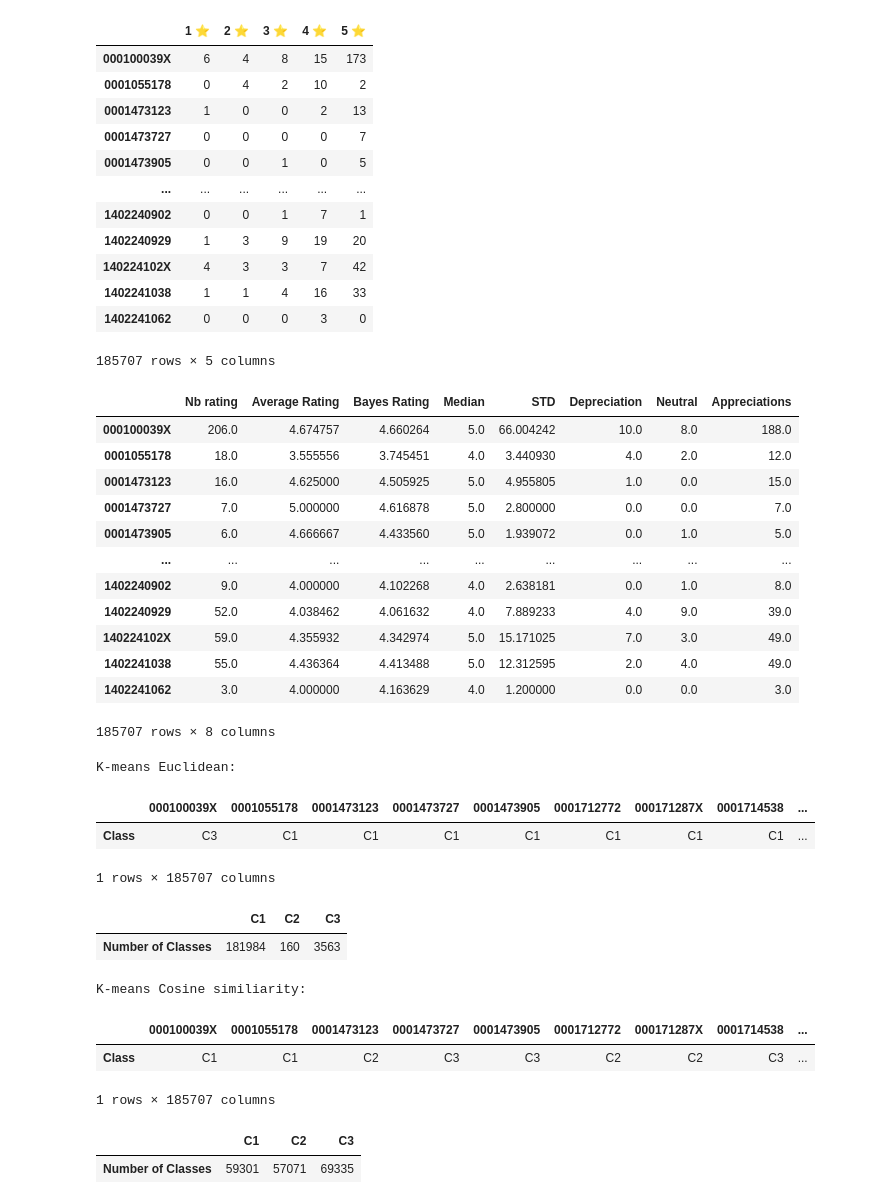
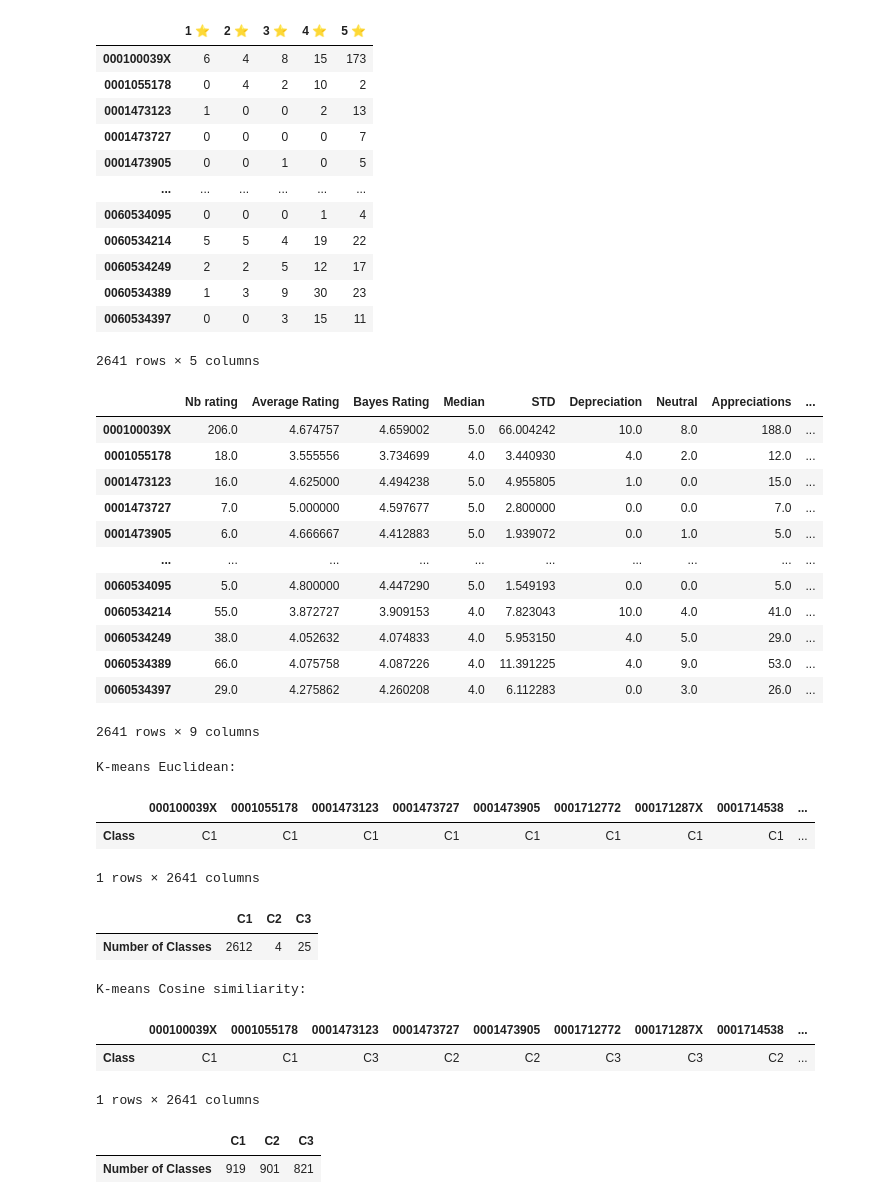
Before and after one commit to darhal/IFT799-DataScience, a Jupyter notebook: Lab2/tp2.ipynb, the cells around one changed output. Saved outputs shown, nothing was run; the diff lists cells and outputs as text; code cells hidden in the pictures.

```diff
--- a/Lab2/tp2.ipynb
+++ b/Lab2/tp2.ipynb
@@ -5,6 +5,8 @@ import base64
 from datetime import datetime
 import pandas as pd
 import numpy as np
+import scipy as sp
+import sklearn as sk
 from sklearn import preprocessing
 from sklearn.cluster import KMeans
 from sklearn.decomposition import PCA
@@ -24,11 +26,11 @@ booksAsin = []
 colorsList = ["red", "orange", "green"]
 colors = ListedColormap(colorsList)
 chunks = pd.read_json(
-    '../Dataset/Books.json', lines=True, chunksize=500000,
+    '../Dataset/Books.json', lines=True, chunksize=100000, #500000
     typ="frame", orient="records", dtype={"asin": str, "overall": int, "unixReviewTime": int}
 )
 
-nbChunks = 10 # <= 0 to load all chunks, positive integer to load specific number of chunks
+nbChunks = 1 # <= 0 to load all chunks, positive integer to load specific number of chunks
 for chunk in chunks:
     for _, item in chunk.iterrows():
         asin = item["asin"]
@@ -64,56 +66,58 @@ def getBookStats(scoreMatrix):
     stdRatings = np.std(scoreMatrix, axis=1)
     confidenceNumber = np.quantile(nbRating, BAYES_QUARTILE_OPT)
     arithAverage = np.mean(avgRatings)
     bayesAvgRatings = (nbRating * avgRatings + arithAverage * confidenceNumber) / (nbRating + confidenceNumber)
     nbNonAppreciate = scoreMatrix[:,0]+scoreMatrix[:,1]
     nbNeutral = scoreMatrix[:,2]
     nbAppreciate = scoreMatrix[:,3]+scoreMatrix[:,4]
+    realClass = np.argmax(np.column_stack((nbNonAppreciate, nbNeutral, nbAppreciate)), axis=1).astype(int)
     return pd.DataFrame(
-        data=np.column_stack((nbRating, avgRatings, bayesAvgRatings, medianMat, stdRatings, nbNonAppreciate, nbNeutral, nbAppreciate)),
+        data=np.column_stack((nbRating, avgRatings, bayesAvgRatings, medianMat, stdRatings, nbNonAppreciate, nbNeutral, nbAppreciate, realClass)),
         index=booksAsin,
-        columns=["Nb rating", "Average Rating", "Bayes Rating", "Median", "STD", "Depreciation", "Neutral", "Appreciations"]
+        columns=["Nb rating", "Average Rating", "Bayes Rating", "Median", "STD", "Depreciation", "Neutral", "Appreciations", "Class"]
     )
 
 
 scoreMatrix = np.array(scoreMatrix)
 pdScoreMat = pd.DataFrame(
     data=scoreMatrix,
     index=booksAsin,
     columns=[f"{i} ⭐" for i in RATES]
 )
 display(pdScoreMat)
 
 pdBooksFeatures = getBookStats(scoreMatrix)
 display(pdBooksFeatures)
+CRITERIAS = ["Nb rating", "Average Rating", "Bayes Rating", "Median", "STD", "Depreciation", "Neutral", "Appreciations"]
 # %% [output]
 |  | 1 ⭐ | 2 ⭐ | 3 ⭐ | 4 ⭐ | 5 ⭐ |
 | 000100039X | 6 | 4 | 8 | 15 | 173 |
 | 0001055178 | 0 | 4 | 2 | 10 | 2 |
 | 0001473123 | 1 | 0 | 0 | 2 | 13 |
 | 0001473727 | 0 | 0 | 0 | 0 | 7 |
 | 0001473905 | 0 | 0 | 1 | 0 | 5 |
 | ... | ... | ... | ... | ... | ... |
-| 1402240902 | 0 | 0 | 1 | 7 | 1 |
-| 1402240929 | 1 | 3 | 9 | 19 | 20 |
-| 140224102X | 4 | 3 | 3 | 7 | 42 |
-| 1402241038 | 1 | 1 | 4 | 16 | 33 |
-| 1402241062 | 0 | 0 | 0 | 3 | 0 |
+| 0060534095 | 0 | 0 | 0 | 1 | 4 |
+| 0060534214 | 5 | 5 | 4 | 19 | 22 |
+| 0060534249 | 2 | 2 | 5 | 12 | 17 |
+| 0060534389 | 1 | 3 | 9 | 30 | 23 |
+| 0060534397 | 0 | 0 | 3 | 15 | 11 |
-185707 rows × 5 columns
+2641 rows × 5 columns
-|  | Nb rating | Average Rating | Bayes Rating | Median | STD | Depreciation | Neutral | Appreciations |
-| 000100039X | 206.0 | 4.674757 | 4.660264 | 5.0 | 66.004242 | 10.0 | 8.0 | 188.0 |
-| 0001055178 | 18.0 | 3.555556 | 3.745451 | 4.0 | 3.440930 | 4.0 | 2.0 | 12.0 |
-| 0001473123 | 16.0 | 4.625000 | 4.505925 | 5.0 | 4.955805 | 1.0 | 0.0 | 15.0 |
-| 0001473727 | 7.0 | 5.000000 | 4.616878 | 5.0 | 2.800000 | 0.0 | 0.0 | 7.0 |
-| 0001473905 | 6.0 | 4.666667 | 4.433560 | 5.0 | 1.939072 | 0.0 | 1.0 | 5.0 |
-| ... | ... | ... | ... | ... | ... | ... | ... | ... |
-| 1402240902 | 9.0 | 4.000000 | 4.102268 | 4.0 | 2.638181 | 0.0 | 1.0 | 8.0 |
-| 1402240929 | 52.0 | 4.038462 | 4.061632 | 4.0 | 7.889233 | 4.0 | 9.0 | 39.0 |
-| 140224102X | 59.0 | 4.355932 | 4.342974 | 5.0 | 15.171025 | 7.0 | 3.0 | 49.0 |
-| 1402241038 | 55.0 | 4.436364 | 4.413488 | 5.0 | 12.312595 | 2.0 | 4.0 | 49.0 |
-| 1402241062 | 3.0 | 4.000000 | 4.163629 | 4.0 | 1.200000 | 0.0 | 0.0 | 3.0 |
+|  | Nb rating | Average Rating | Bayes Rating | Median | STD | Depreciation | Neutral | Appreciations | ... |
+| 000100039X | 206.0 | 4.674757 | 4.659002 | 5.0 | 66.004242 | 10.0 | 8.0 | 188.0 | ... |
+| 0001055178 | 18.0 | 3.555556 | 3.734699 | 4.0 | 3.440930 | 4.0 | 2.0 | 12.0 | ... |
+| 0001473123 | 16.0 | 4.625000 | 4.494238 | 5.0 | 4.955805 | 1.0 | 0.0 | 15.0 | ... |
+| 0001473727 | 7.0 | 5.000000 | 4.597677 | 5.0 | 2.800000 | 0.0 | 0.0 | 7.0 | ... |
+| 0001473905 | 6.0 | 4.666667 | 4.412883 | 5.0 | 1.939072 | 0.0 | 1.0 | 5.0 | ... |
+| ... | ... | ... | ... | ... | ... | ... | ... | ... | ... |
+| 0060534095 | 5.0 | 4.800000 | 4.447290 | 5.0 | 1.549193 | 0.0 | 0.0 | 5.0 | ... |
+| 0060534214 | 55.0 | 3.872727 | 3.909153 | 4.0 | 7.823043 | 10.0 | 4.0 | 41.0 | ... |
+| 0060534249 | 38.0 | 4.052632 | 4.074833 | 4.0 | 5.953150 | 4.0 | 5.0 | 29.0 | ... |
+| 0060534389 | 66.0 | 4.075758 | 4.087226 | 4.0 | 11.391225 | 4.0 | 9.0 | 53.0 | ... |
+| 0060534397 | 29.0 | 4.275862 | 4.260208 | 4.0 | 6.112283 | 0.0 | 3.0 | 26.0 | ... |
-185707 rows × 8 columns
+2641 rows × 9 columns
 # %%
-booksFeatures = pdBooksFeatures.to_numpy()
+booksFeatures = pdBooksFeatures[CRITERIAS].to_numpy()
 NB_CLUSTERS = 3
 CLASSES = [f"C{i+1}" for i in range(0, NB_CLUSTERS)]
 
@@ -147,15 +151,15 @@ display(pd.DataFrame(
 # %% [output]
 K-means Euclidean:
 |  | 000100039X | 0001055178 | 0001473123 | 0001473727 | 0001473905 | 0001712772 | 000171287X | 0001714538 | ... |
-| Class | C3 | C1 | C1 | C1 | C1 | C1 | C1 | C1 | ... |
+| Class | C1 | C1 | C1 | C1 | C1 | C1 | C1 | C1 | ... |
-1 rows × 185707 columns
+1 rows × 2641 columns
 |  | C1 | C2 | C3 |
-| Number of Classes | 181984 | 160 | 3563 |
+| Number of Classes | 2612 | 4 | 25 |
 K-means Cosine similiarity:
 |  | 000100039X | 0001055178 | 0001473123 | 0001473727 | 0001473905 | 0001712772 | 000171287X | 0001714538 | ... |
-| Class | C1 | C1 | C2 | C3 | C3 | C2 | C2 | C3 | ... |
+| Class | C1 | C1 | C3 | C2 | C2 | C3 | C3 | C2 | ... |
-1 rows × 185707 columns
+1 rows × 2641 columns
 |  | C1 | C2 | C3 |
-| Number of Classes | 59301 | 57071 | 69335 |
+| Number of Classes | 919 | 901 | 821 |
 # %%
 # Data Normalization
```
Also changed, not shown: parts of 5 cells of this notebook.
